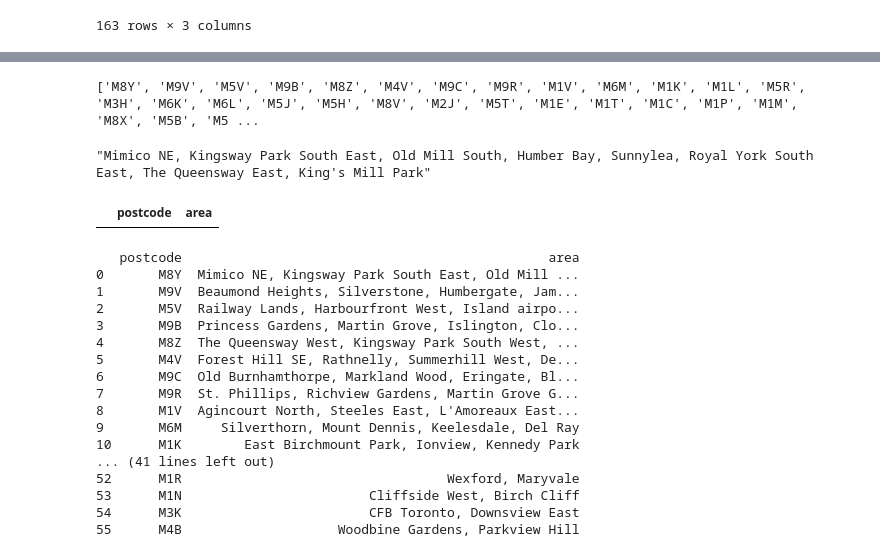
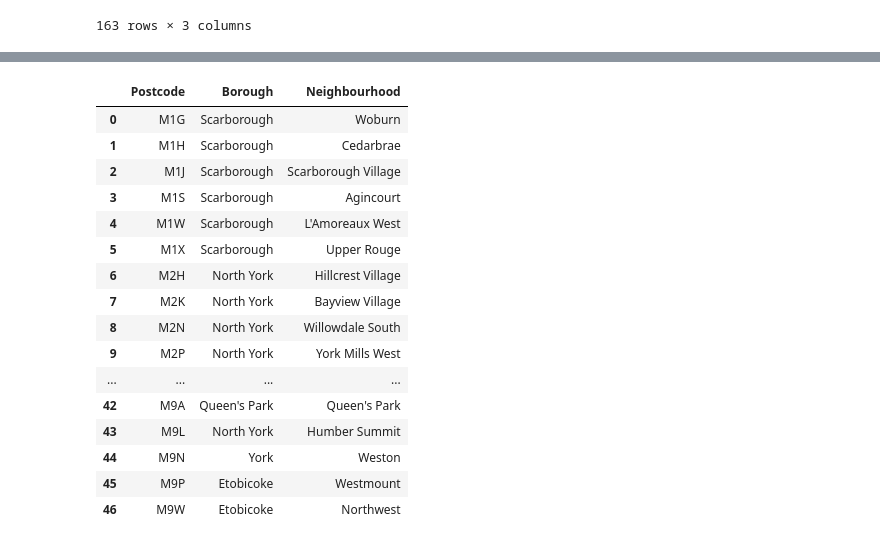
Before and after one commit to 6969tls/IBM-Applied-Data-Science-Week3, a Jupyter notebook: Applied Data Science Capstone.ipynb, the cells around one changed output, grey strips where cells are left out. Saved outputs shown, nothing was run; the diff lists cells and outputs as text; code cells hidden in the pictures.

Commit message:
Add files via upload
File updated: web scraping with Beautifulsoup, data transformation/cleaning & reassignment of new value are completed.

```diff
--- a/Applied Data Science Capstone.ipynb
+++ b/Applied Data Science Capstone.ipynb
@@ -371,0 +316,7 @@ pd.DataFrame({key[0]: value})
+# %%
+# extract all 'postcode' with only 1 neighbourhood
+# use .query() to select rows with 'Neighbourhood' > 1 record, then select 'Postcode' and convert data into array
+# with .values method
+
+single = tbl_temp.query("Neighbourhood == 1")['Postcode'].values
+single
@@ -418,13 +353,0 @@ for code in multi_neighbourhood:
-# %%
-print(keys)
-# %% [output]
-['M8Y', 'M9V', 'M5V', 'M9B', 'M8Z', 'M4V', 'M9C', 'M9R', 'M1V', 'M6M', 'M1K', 'M1L', 'M5R', 'M3H', 'M6K', 'M6L', 'M5J', 'M5H', 'M8V', 'M2J', 'M5T', 'M1E', 'M1T', 'M1C', 'M1P', 'M1M', 'M8X', 'M5B', 'M5 ...
-# %%
-values[0]
-# %% [output]
-"Mimico NE, Kingsway Park South East, Old Mill South, Humber Bay, Sunnylea, Royal York South East, The Queensway East, King's Mill Park"
-# %%
-a = pd.DataFrame(columns=['postcode','area'])
-a.head()
-# %% [output]
-|  | postcode | area |
@@ -434,20 +354,23 @@ a['area'] = values
-# %%
-print(a)
-# %% [output]
-   postcode                                               area
-0       M8Y  Mimico NE, Kingsway Park South East, Old Mill ...
-1       M9V  Beaumond Heights, Silverstone, Humbergate, Jam...
-2       M5V  Railway Lands, Harbourfront West, Island airpo...
-3       M9B  Princess Gardens, Martin Grove, Islington, Clo...
-4       M8Z  The Queensway West, Kingsway Park South West, ...
-5       M4V  Forest Hill SE, Rathnelly, Summerhill West, De...
-6       M9C  Old Burnhamthorpe, Markland Wood, Eringate, Bl...
-7       M9R  St. Phillips, Richview Gardens, Martin Grove G...
-8       M1V  Agincourt North, Steeles East, L'Amoreaux East...
-9       M6M     Silverthorn, Mount Dennis, Keelesdale, Del Ray
-10      M1K        East Birchmount Park, Ionview, Kennedy Park
-... (41 lines left out)
-52      M1R                                  Wexford, Maryvale
-53      M1N                        Cliffside West, Birch Cliff
-54      M3K                        CFB Toronto, Downsview East
-55      M4B                    Woodbine Gardens, Parkview Hill
+# %%
+# split 'tbl' into table which only 1 'Neighbourhood' within a 'Postcode'
+
+t2 = tbl.loc[tbl.Postcode.isin(single),:].sort_values(by='Postcode').reset_index(drop=True)
+t2
+# %% [output]
+|  | Postcode | Borough | Neighbourhood |
+| 0 | M1G | Scarborough | Woburn |
+| 1 | M1H | Scarborough | Cedarbrae |
+| 2 | M1J | Scarborough | Scarborough Village |
+| 3 | M1S | Scarborough | Agincourt |
+| 4 | M1W | Scarborough | L'Amoreaux West |
+| 5 | M1X | Scarborough | Upper Rouge |
+| 6 | M2H | North York | Hillcrest Village |
+| 7 | M2K | North York | Bayview Village |
+| 8 | M2N | North York | Willowdale South |
+| 9 | M2P | North York | York Mills West |
+| ... | ... | ... | ... |
+| 42 | M9A | Queen's Park | Queen's Park |
+| 43 | M9L | North York | Humber Summit |
+| 44 | M9N | York | Weston |
+| 45 | M9P | Etobicoke | Westmount |
+| 46 | M9W | Etobicoke | Northwest |
```
Also changed, not shown: parts of 25 cells of this notebook.
